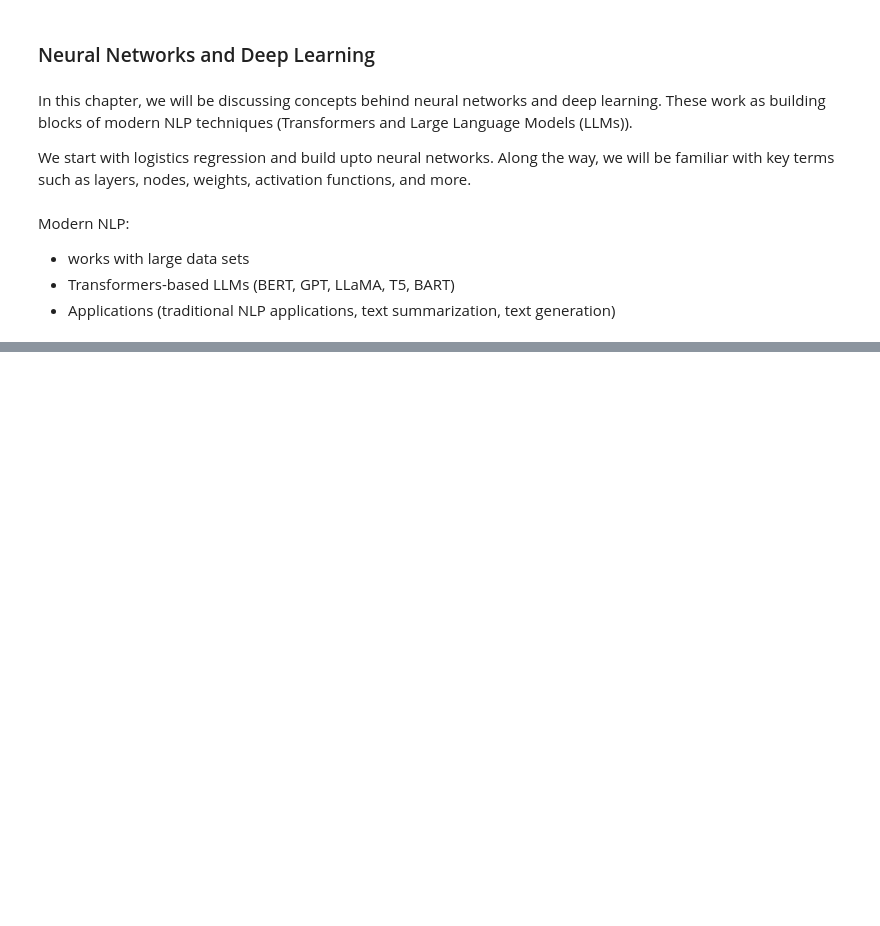
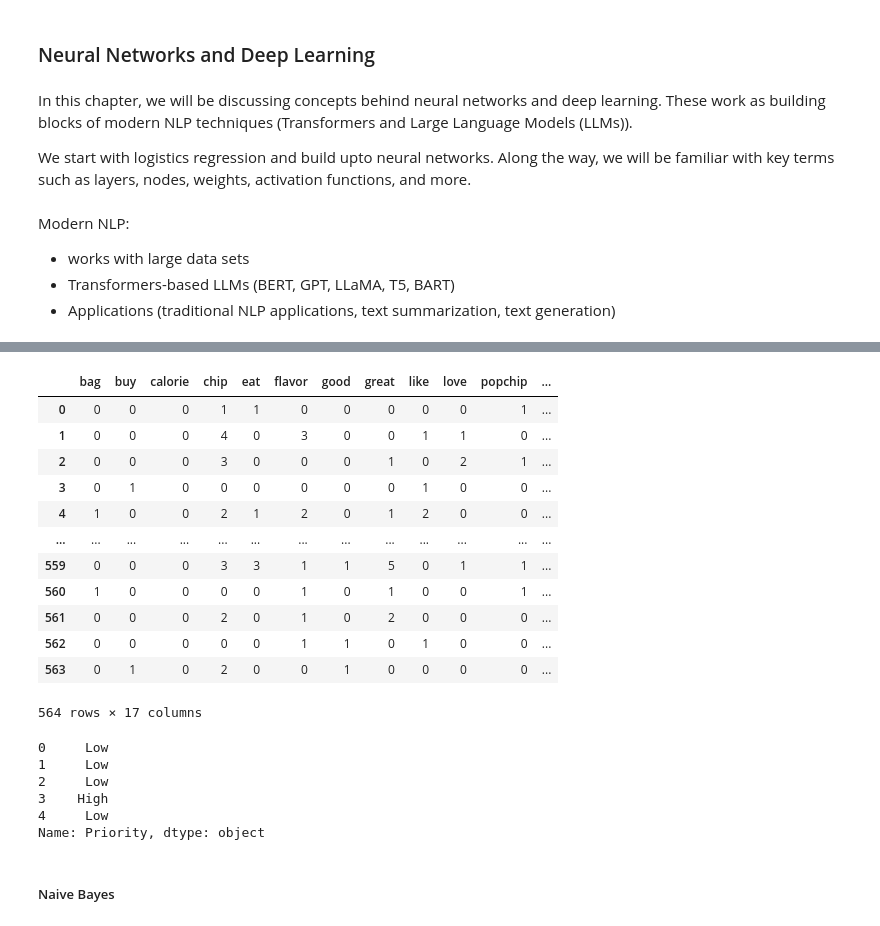
Before and after one commit to sulabola/NLP_in_Python, a Jupyter notebook: Chapter 4 - Neural Networks & Deep Learning.ipynb, the cells around one changed output, grey strips where cells are left out. Cells and saved outputs as stored; diff of their text form; code cells hidden in the pictures; blank space fills up the shorter version.

```diff
--- a/Chapter 4 - Neural Networks & Deep Learning.ipynb
+++ b/Chapter 4 - Neural Networks & Deep Learning.ipynb
@@ -50,0 +83,3 @@ The data scientist will decide how many hidden layers, how many neurons, and wha
+# %%
+reviews = pd.read_excel('Chapter3_Popchip_Reviews.xlsx')
+reviews.head(3)
@@ -50,0 +94,5 @@ The data scientist will decide how many hidden layers, how many neurons, and wha
+# %%
+### Apply the text preprocessing to "Text" in reviews
+
+reviews['Text_Clean'] = Chapter3_maven_text_preprocessing.clean_and_normalize(reviews['Text'])
+reviews.head(3)
@@ -50,0 +104,36 @@ The data scientist will decide how many hidden layers, how many neurons, and wha
+# %%
+### create a count vectorizer matrix
+
+cv = CountVectorizer(stop_words='english', ngram_range=(1,2), min_df=0.20)
+X = cv.fit_transform(reviews['Text_Clean'])
+# %%
+### view the features/inputs X
+
+X_df = pd.DataFrame(X.toarray(), columns=cv.get_feature_names_out())
+X_df
+# %% [output]
+|  | bag | buy | calorie | chip | eat | flavor | good | great | like | love | popchip | ... |
+| 0 | 0 | 0 | 0 | 1 | 1 | 0 | 0 | 0 | 0 | 0 | 1 | ... |
+| 1 | 0 | 0 | 0 | 4 | 0 | 3 | 0 | 0 | 1 | 1 | 0 | ... |
+| 2 | 0 | 0 | 0 | 3 | 0 | 0 | 0 | 1 | 0 | 2 | 1 | ... |
+| 3 | 0 | 1 | 0 | 0 | 0 | 0 | 0 | 0 | 1 | 0 | 0 | ... |
+| 4 | 1 | 0 | 0 | 2 | 1 | 2 | 0 | 1 | 2 | 0 | 0 | ... |
+| ... | ... | ... | ... | ... | ... | ... | ... | ... | ... | ... | ... | ... |
+| 559 | 0 | 0 | 0 | 3 | 3 | 1 | 1 | 5 | 0 | 1 | 1 | ... |
+| 560 | 1 | 0 | 0 | 0 | 0 | 1 | 0 | 1 | 0 | 0 | 1 | ... |
+| 561 | 0 | 0 | 0 | 2 | 0 | 1 | 0 | 2 | 0 | 0 | 0 | ... |
+| 562 | 0 | 0 | 0 | 0 | 0 | 1 | 1 | 0 | 1 | 0 | 0 | ... |
+| 563 | 0 | 1 | 0 | 2 | 0 | 0 | 1 | 0 | 0 | 0 | 0 | ... |
+564 rows × 17 columns
+# %%
+### view the target/output y
+
+y = reviews['Priority']
+y.head()
+# %% [output]
+0     Low
+1     Low
+2     Low
+3    High
+4     Low
+Name: Priority, dtype: object
@@ -50,0 +144,2 @@ The data scientist will decide how many hidden layers, how many neurons, and wha
+# %% [markdown]
+##### Naive Bayes
```
Also changed, not shown: parts of 21 cells of this notebook.
